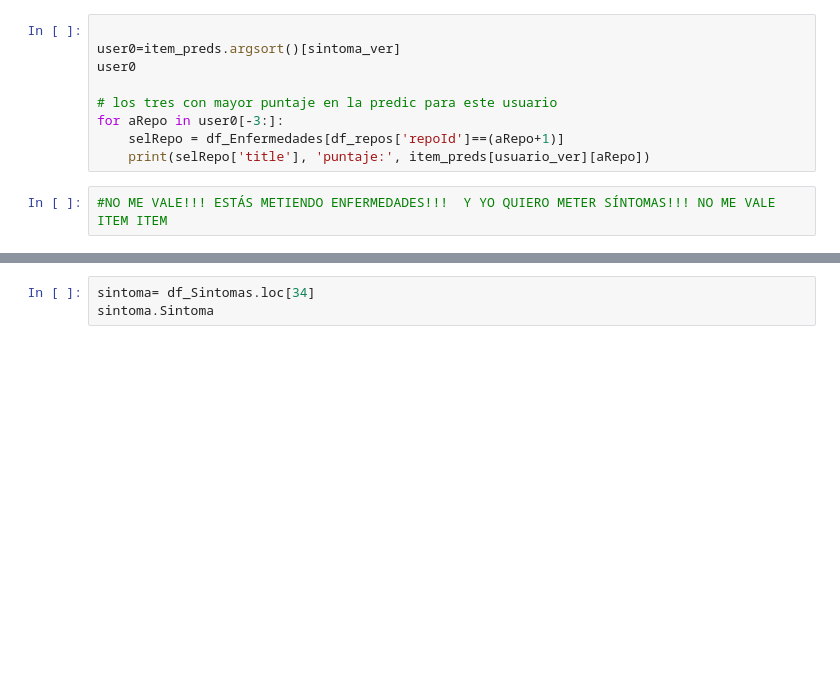
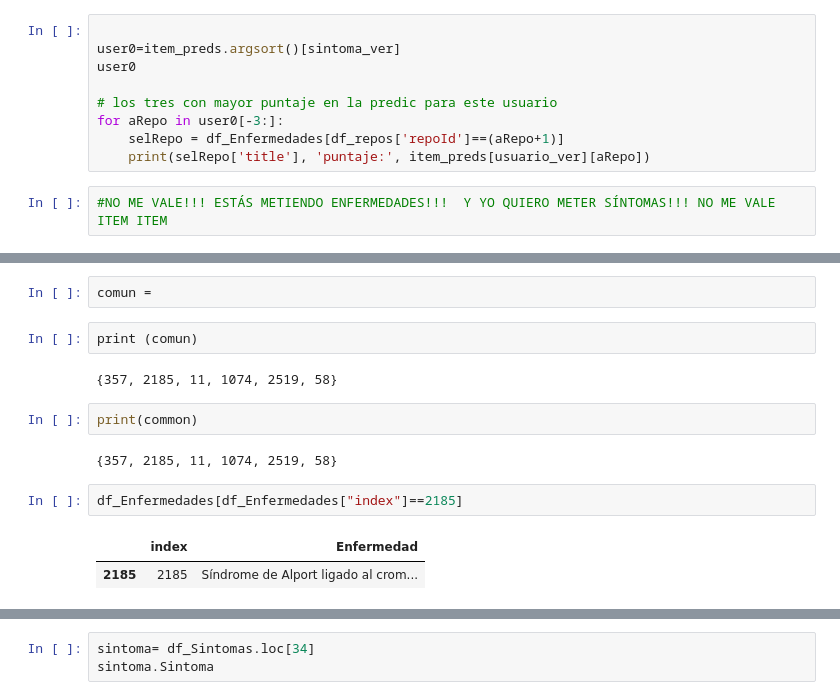
Before and after one commit to gpalomares2022/Kedro_real_project, a Jupyter notebook: notebooks/NotebookTFM16M.ipynb, the cells around one changed output, grey strips where cells are left out. Drawn from its saved outputs; the diff is of its cells as text; blank space fills up the shorter version.

```diff
--- a/notebooks/NotebookTFM16M.ipynb
+++ b/notebooks/NotebookTFM16M.ipynb
@@ -950,0 +942,15 @@ a=Valoraciones[34].sort_values(ascending=False).head(10)
+# %%
+comun =
+# %%
+print (comun)
+# %% [output]
+{357, 2185, 11, 1074, 2519, 58}
+# %%
+print(common)
+# %% [output]
+{357, 2185, 11, 1074, 2519, 58}
+# %%
+df_Enfermedades[df_Enfermedades["index"]==2185]
+# %% [output]
+|  | index | Enfermedad |
+| 2185 | 2185 | Síndrome de Alport ligado al crom... |
```
Also changed, not shown: parts of 42 cells of this notebook.
